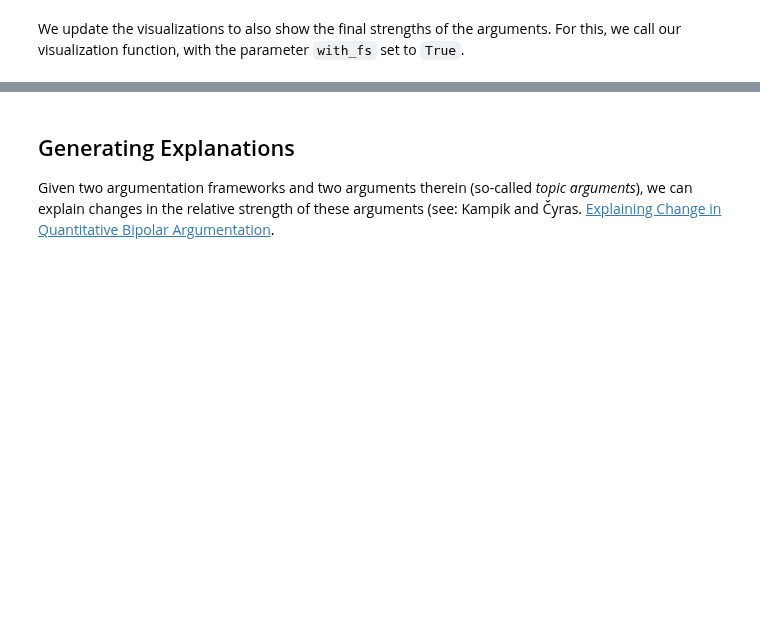
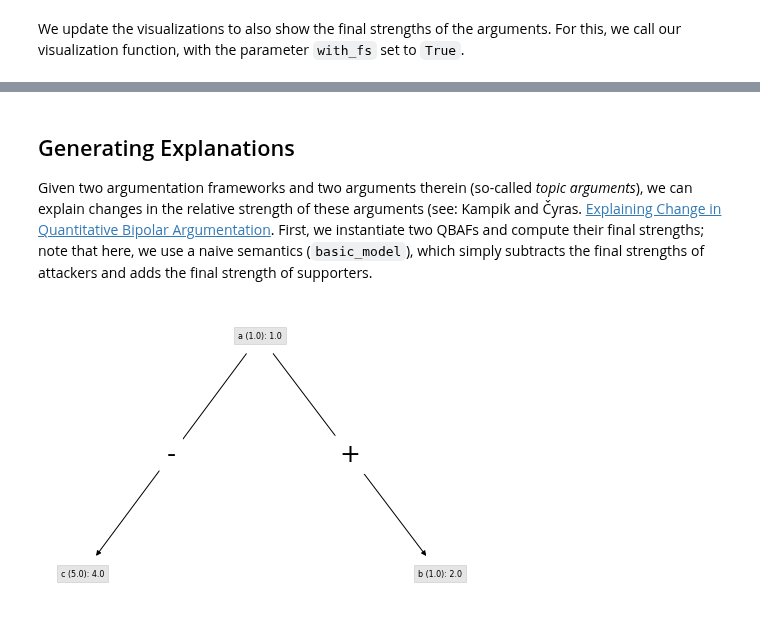
Before and after one commit to TimKam/Quantitative-Bipolar-Argumentation, a Jupyter notebook: examples.ipynb, the cells around one changed output, grey strips where cells are left out. Cells and saved outputs as stored; diff of their text form; code cells hidden in the pictures; blank space fills up the shorter version.

```diff
--- a/examples.ipynb
+++ b/examples.ipynb
@@ -93,5 +103,19 @@ visualize(qbaf_0, with_fs=True, round_to=3)
 # %% [markdown]
 ## Generating Explanations
-Given two argumentation frameworks and two arguments therein (so-called *topic arguments*), we can explain changes in the relative strength of these arguments (see: Kampik and Čyras. [Explaining Change in Quantitative Bipolar Argumentation](https://www.diva-portal.org/smash/get/diva2:1690830/FULLTEXT02).
+Given two argumentation frameworks and two arguments therein (so-called *topic arguments*), we can explain changes in the relative strength of these arguments (see: Kampik and Čyras. [Explaining Change in Quantitative Bipolar Argumentation](https://www.diva-portal.org/smash/get/diva2:1690830/FULLTEXT02). First, we instantiate two QBAFs and compute their final strengths; note that here, we use a naive semantics (`basic_model`), which simply subtracts the final strengths of attackers and adds the final strength of supporters.
 # %%
-# TODO
+args_1 = ['a', 'b', 'c']
+initial_strengths_1 = [1, 1, 5]
+atts_1 = [('a', 'c')]
+supps_1 = [('a', 'b')]
+qbaf_1 = QBAFramework(args_1, initial_strengths_1, atts_1, supps_1, semantics="basic_model")
+
+args_2 = ['a', 'b', 'c', 'd', 'e']
+initial_strengths_2 = [2, 1, 5, 1, 3]
+atts_2 = [('a', 'c'), ('d', 'a'), ('e', 'c')]
+supps_2 = [('a', 'b'), ('d', 'e')]
+qbaf_2 = QBAFramework(args_2, initial_strengths_2, atts_2, supps_2, semantics="basic_model")
+
+visualize(qbaf_1, with_fs=True)
+# %% [output]
+[figure, added]
```
Also changed, not shown: parts of 10 cells of this notebook.
